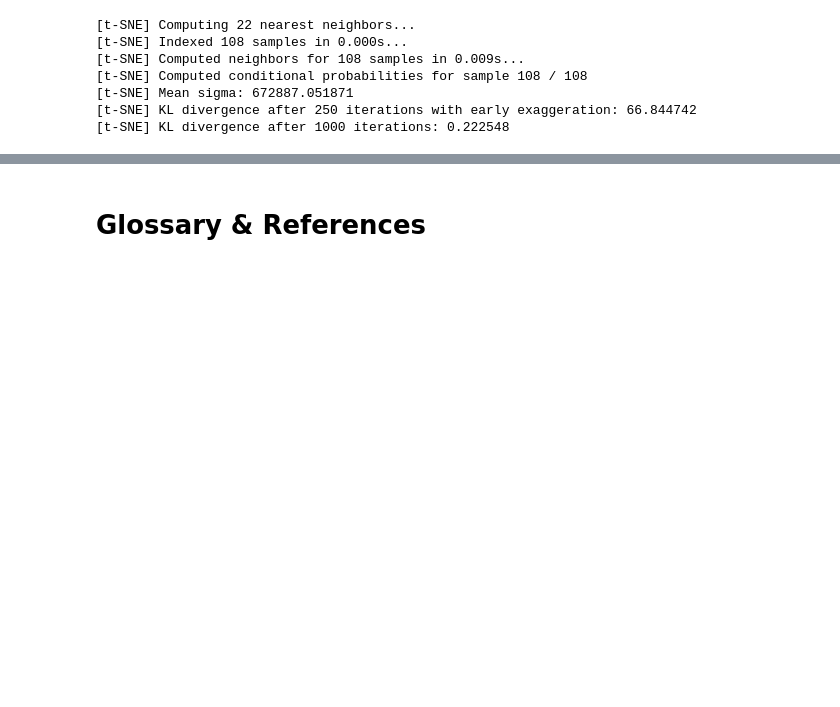
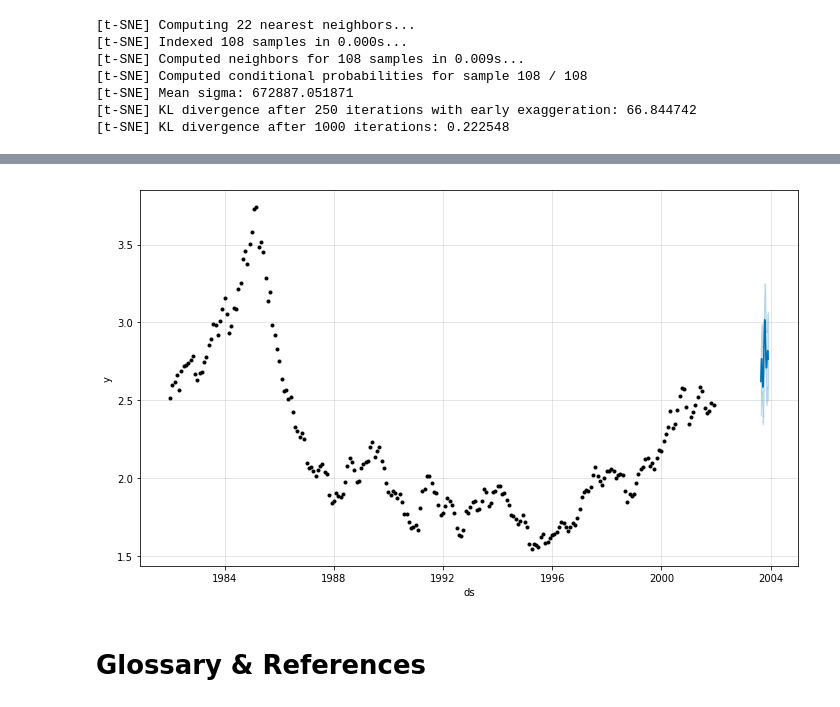
Before and after one commit to bvdboom/demo_dnb_data, a Jupyter notebook: DNB Demo Innovatiefestival.ipynb, the cells around one changed output, grey strips where cells are left out. Cells and saved outputs as stored; diff of their text form; code cells hidden in the pictures; blank space fills up the shorter version.

```diff
--- a/DNB Demo Innovatiefestival.ipynb
+++ b/DNB Demo Innovatiefestival.ipynb
@@ -258,0 +309,3 @@ plt.show()
+# %%
+future = m.make_future_dataframe(periods=730)
+future.tail()
@@ -258,0 +319,3 @@ plt.show()
+# %%
+forecast = m.predict(future)
+forecast[['ds', 'yhat']].tail()
@@ -259,3 +373,8 @@ plt.show()
+# %%
+m.plot(forecast.tail(100))
+plt.show()
+# %% [output]
+[figure, added]
 # %% [markdown]
 # Glossary & References
 # %% [markdown]
```
Also changed, not shown: parts of 15 cells of this notebook.
